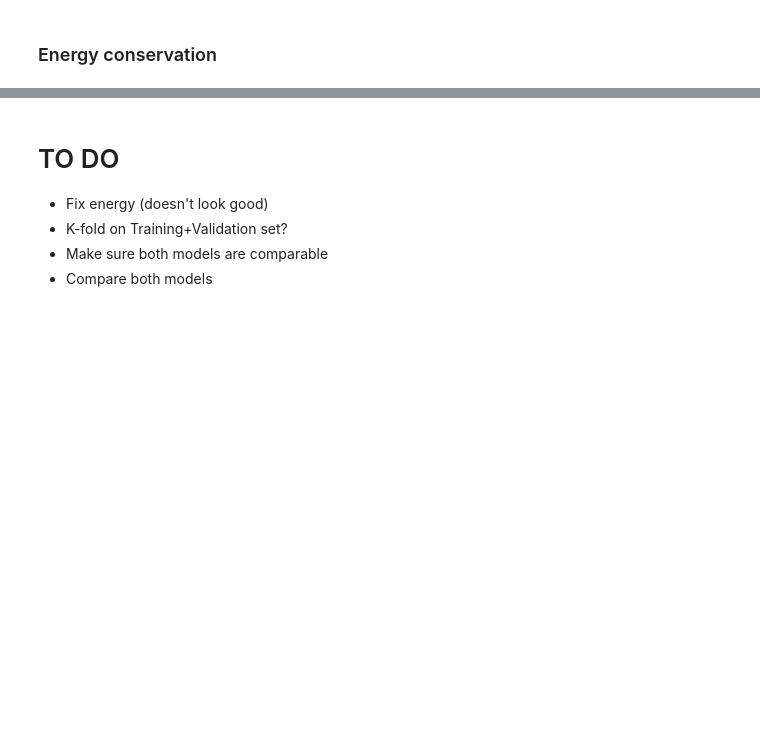
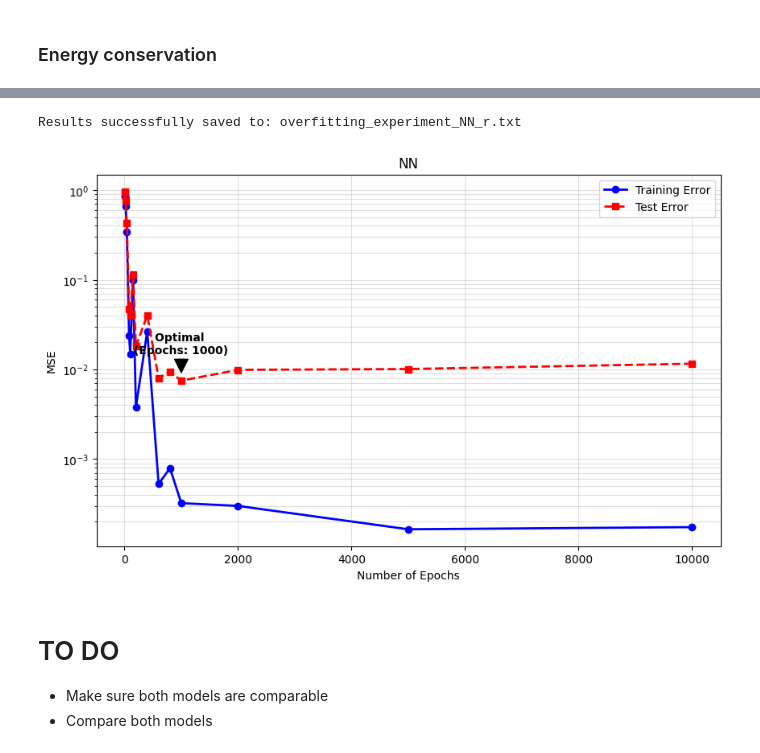
Before and after one commit to gvansan/Machine-learning-project, a Jupyter notebook: Harmonic Oscillator.ipynb, the cells around one changed output, grey strips where cells are left out. Saved outputs shown, nothing was run; the diff lists cells and outputs as text; code cells hidden in the pictures; blank space fills up the shorter version.

Commit message:
final results

```diff
--- a/Harmonic Oscillator.ipynb
+++ b/Harmonic Oscillator.ipynb
@@ -672,0 +760,28 @@ plt.show()
+# %%
+# 1. Define the Epochs you want to test
+epoch_candidates = [5, 10, 20, 40, 80, 100, 150, 200, 400, 600, 800, 1000, 2000, 5000, 10000]
+
+final_train_errors = []
+final_test_errors = []
+
+# 2. Run the experiment
+for n_epochs in epoch_candidates:
+    print(f"Training for {n_epochs} epochs...")
+
+    model = HarmonicModel(
+            n_in=4,
+            hidden_sizes=[111, 87, 25, 63, 41],
+            activation="sine"
+        ).to(device)
+
+    # Train
+    train_harmonic(model, lr=0.008583743981910572, epochs=n_epochs, data=train)
+
+    # Evaluate
+    train_err = evaluate_harmonic(model, data=train)
+
+    with torch.no_grad():
+        test_err = evaluate_harmonic(model, data=test)
+
+    final_train_errors.append(train_err)
+    final_test_errors.append(test_err)
@@ -673,7 +804,15 @@ plt.show()
+# %%
+#Save data
+save_results_to_file("overfitting_experiment_NN_r.txt", epoch_candidates, final_train_errors, final_test_errors)
+# %% [output]
+Results successfully saved to: overfitting_experiment_NN_r.txt
+# %%
+#Generate a plot
+plot_epochs_vs_accuracy(epoch_candidates, final_train_errors, final_test_errors)
+# %% [output]
+[figure, added]
 # %% [markdown]
 # TO DO
 
-- Fix energy (doesn't look good)
-- K-fold on Training+Validation set?
 - Make sure both models are comparable
 - Compare both models
```
Also changed, not shown: parts of 26 cells of this notebook, 28 other files.
